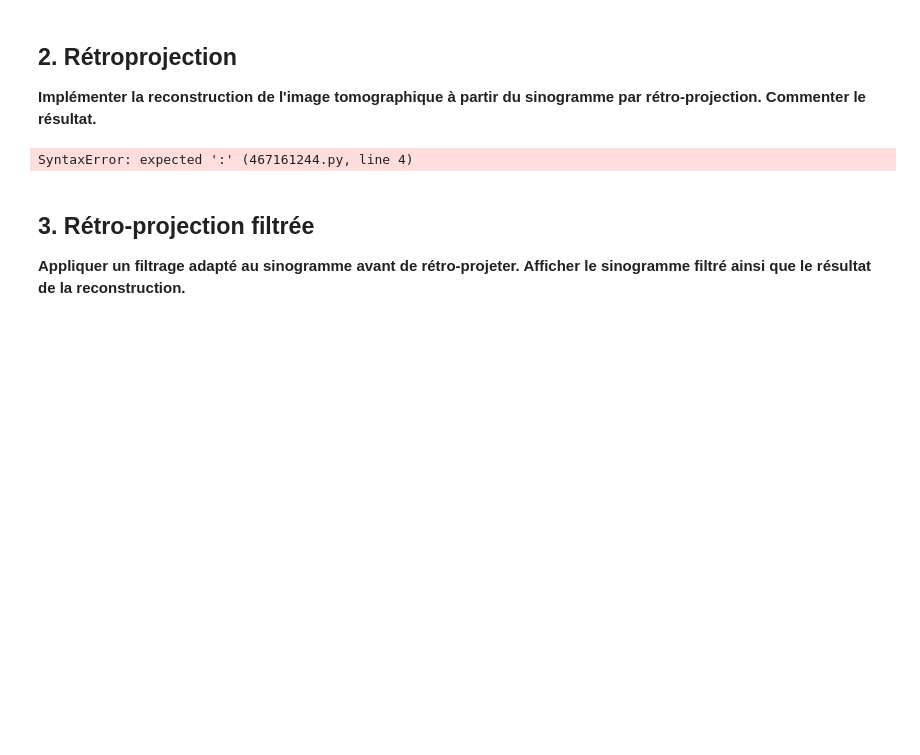
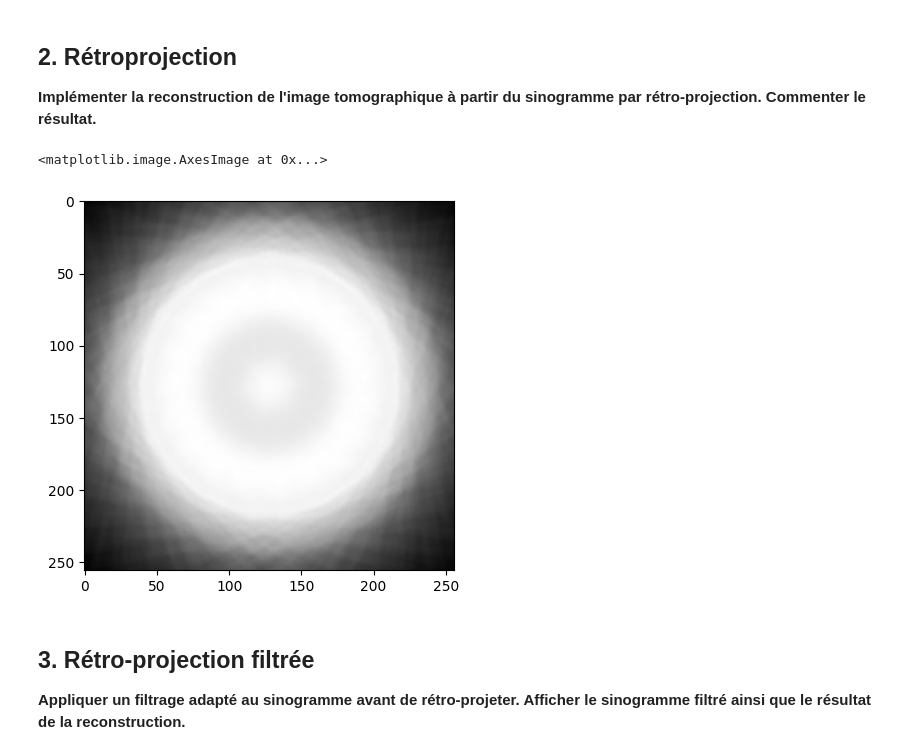
Before and after one commit to Mascof17/projet_optim, a Jupyter notebook: X-Ray Tomography.ipynb, the cells around one changed output. Drawn from its saved outputs; the diff is of its cells as text; code cells hidden in the pictures; blank space fills up the shorter version.

```diff
--- a/X-Ray Tomography.ipynb
+++ b/X-Ray Tomography.ipynb
@@ -138,44 +167,33 @@ $ Ff(\omega cos(\theta), \omega sin(\theta)) = FRf(\theta, .)(w)$
 
 **Implémenter la reconstruction de l'image tomographique à partir du sinogramme par rétro-projection. Commenter le résultat.**
 # %%
-def backproj(g, N_t, angles_count, N):
+def backproj(g, N_t, angles_count):
   s = 0
+  reconstructed = np.zeros((N_t, N_t))
   #on réalise un moyenne sur toutes les mesures de la transformée de Radon
-  for x in range ()
-  for i in range (angles_count):
-    s +=
+  for x in range(N_t):
+    for y in range(N_t):
+      for i in range (angles_count):
+        t = int((x - N_t//2)*np.cos(theta[i]) + (y - N_t//2)*np.sin(theta[i]))
+        n = N_t
+        if N_t//2 + t < N_t and N_t//2 + t >= 0:
+          n -= 1
+          s += g[i][(N_t//2) + t]
+      s /= n
+      reconstructed[x, y] = s
 
 
-    """
-    Backprojection
-
-    Parameters
-    ----------
-
-    g: N_t x angle_count array
-      image sinogram
-    N_t: int
-      number of projection positions
-    angles_count: int
-      number of angular projections
-    N: int
-      image size
-
-    Return
-    ------
-
-    reconstructed: N x N numpy array
-      reconstructed image
-    """
-
+  return reconstructed
     # TODO: Retro-projection implementation
-# %% [output]
-SyntaxError: expected ':' (467161244.py, line 4)
 # %%
 # Backprojection of the sinogram
-f = backproj(sinogram, N_t, angles_count, N)
+f = backproj(sinogram, N_t, angles_count)
 # %%
 # Display the result
+plt.imshow(f, cmap='gray')
+# %% [output]
+<matplotlib.image.AxesImage at 0x...>
+[figure, added]
 # %% [markdown]
 ##  3. Rétro-projection filtrée
 
```
Also changed, not shown: parts of 4 cells of this notebook.
